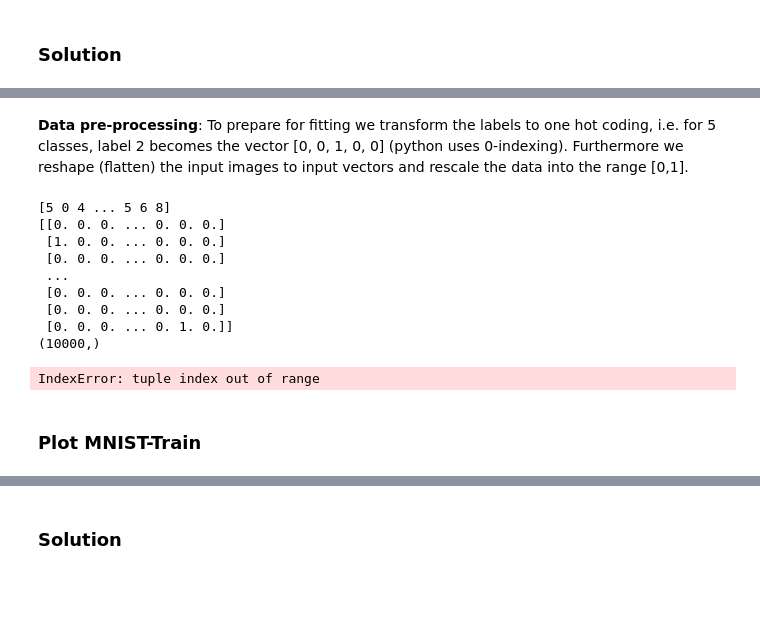
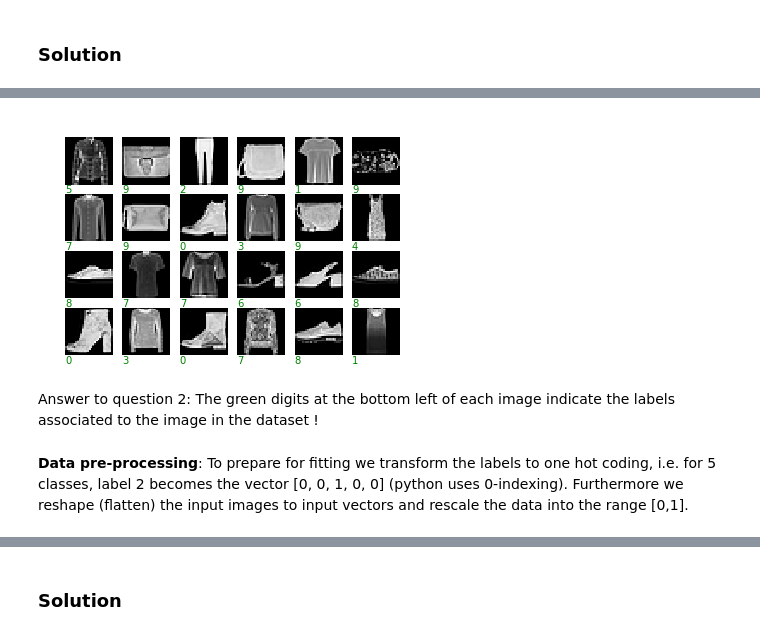
Before and after one commit to FredrikBixo/Artificial-neural-networks-miniproject1, a Jupyter notebook: miniproject1.ipynb, the cells around one changed output, grey strips where cells are left out. Cells and saved outputs as stored; diff of their text form; code cells hidden in the pictures; blank space fills up the shorter version.

```diff
--- a/miniproject1.ipynb
+++ b/miniproject1.ipynb
@@ -162,34 +159,20 @@ Answer to question 2:
+# %%
+res = plot_some_samples(x_fashion_train, (y_fashion_train))
+# %% [output]
+[figure, added]
+# %% [markdown]
+Answer to question 2: The green digits at the bottom left of each image indicate the labels associated to the image in the dataset !
 # %% [markdown]
 **Data pre-processing**: To prepare for fitting we transform the labels to one hot coding, i.e. for 5 classes, label 2 becomes the vector [0, 0, 1, 0, 0] (python uses 0-indexing). Furthermore we reshape (flatten) the input images to input vectors and rescale the data into the range [0,1].
 # %%
-print(y_train)
-y_train_c = keras.utils.to_categorical(y_train)
-y_test_c = keras.utils.to_categorical(y_test)
-print(y_train_c)
+y_train = keras.utils.to_categorical(y_train)
+y_test = keras.utils.to_categorical(y_test)
 
 y_fashion_train = keras.utils.to_categorical(y_fashion_train)
 y_fashion_test = keras.utils.to_categorical(y_fashion_test)
-
-print(y_test.shape)
-# %% [output]
-[5 0 4 ... 5 6 8]
-[[0. 0. 0. ... 0. 0. 0.]
- [1. 0. 0. ... 0. 0. 0.]
- [0. 0. 0. ... 0. 0. 0.]
- ...
- [0. 0. 0. ... 0. 0. 0.]
- [0. 0. 0. ... 0. 0. 0.]
- [0. 0. 0. ... 0. 1. 0.]]
-(10000,)
 # %%
 x_train = x_train.reshape(x_train.shape[0], x_train.shape[1]*x_train.shape[2])/np.max(x_train)
 x_test = x_test.reshape(x_test.shape[0], x_test.shape[1]*x_test.shape[2])/np.max(x_test)
 
 x_fashion_train = x_fashion_train.reshape(x_fashion_train.shape[0], x_fashion_train.shape[1]*x_fashion_train.shape[2])/np.max(x_fashion_train)
 x_fashion_test = x_fashion_test.reshape(x_fashion_test.shape[0], x_fashion_test.shape[1]*x_fashion_test.shape[2])/np.max(x_fashion_test)
-
-print(y_test.shape)
-# %% [output]
-IndexError: tuple index out of range
-# %% [markdown]
-### Plot MNIST-Train
```
Also changed, not shown: parts of 83 cells of this notebook.
